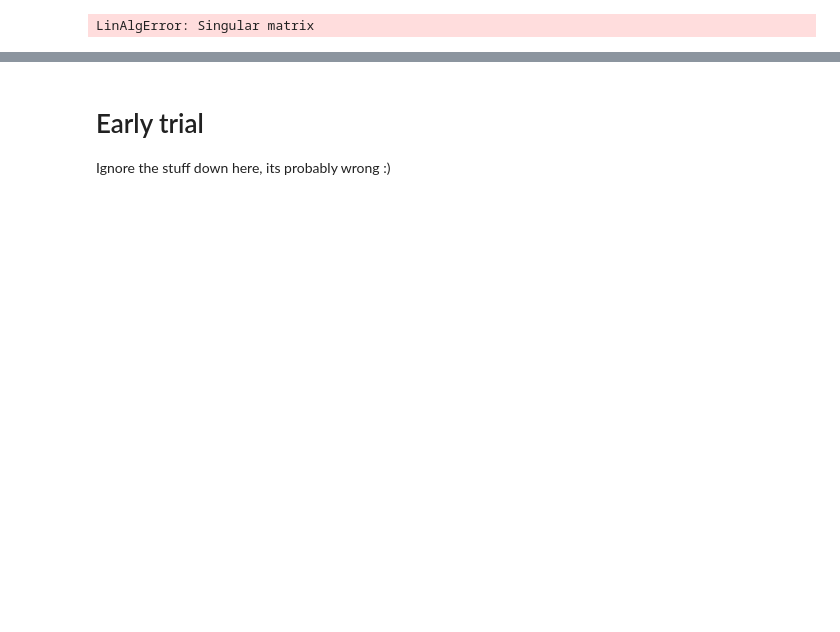
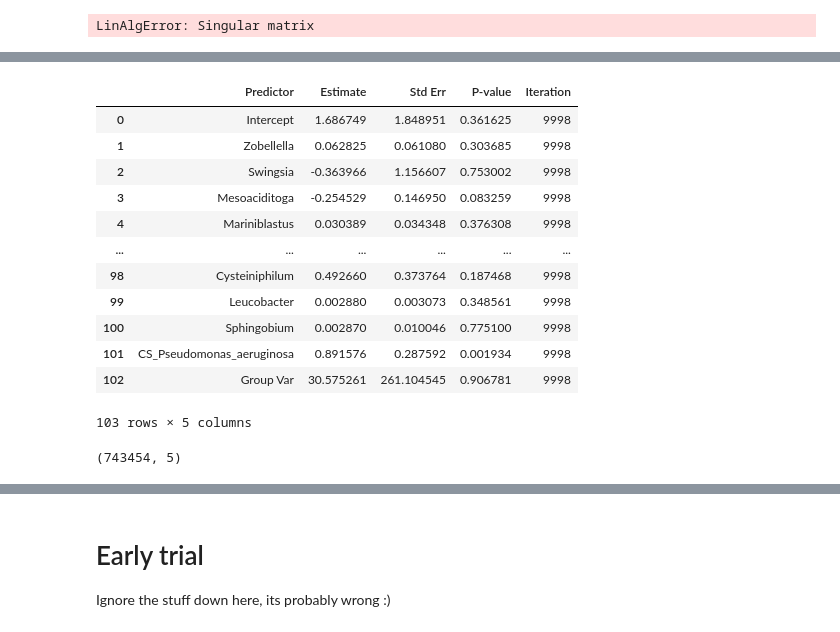
Before and after one commit to linsalrob/CF_2024, a Jupyter notebook: Jupyter/LMM.ipynb, the cells around one changed output, grey strips where cells are left out. Drawn from its saved outputs; the diff is of its cells as text; code cells hidden in the pictures; blank space fills up the shorter version.

Commit message:
more modeling

```diff
--- a/Jupyter/LMM.ipynb
+++ b/Jupyter/LMM.ipynb
@@ -238,7 +229,7 @@ df_combined: (110, 4517)
 # %%
 random_column_number = 100
-#random_columns = np.random.choice(df.columns, size=random_column_number, replace=False)
-random_columns = ['Pedobacter']
+random_columns = np.random.choice(df.columns, size=random_column_number, replace=False)
+#random_columns = ['Pedobacter']
 predictors = " + ".join(random_columns)  # Concatenate all bacterial abundance column names
-formula = f"N12M_Pseudomonas_aeruginosa ~ {predictors} + CS_Pseudomonas_aeruginosa + Pseudomonas_Culture"
-print(formula)
+formula = f"N12M_Pseudomonas_aeruginosa ~ {predictors} + CS_Pseudomonas_aeruginosa"
+all_columns = random_columns.tolist() + ["N12M_Pseudomonas_aeruginosa", "CS_Pseudomonas_aeruginosa"]
@@ -266,3 +235,0 @@ df_combined.dropna(subset=random_columns).shape
-# %%
-all_columns = random_columns + ['CS_Pseudomonas_aeruginosa' ,'Pseudomonas_Culture', 'N12M_Pseudomonas_aeruginosa']
-all_columns
@@ -384,0 +299,4 @@ PatsyError: Error evaluating factor: NameError: name 'N12M_Pseudomonas_aeruginos
+# %%
+#formula = f"N12M_Pseudomonas_aeruginosa ~ {predictors.replace('2_oxoglutarate_dehydrogenase_ +', '')} + CS_Pseudomonas_aeruginosa"
+formula = f"N12M_Pseudomonas_aeruginosa ~ {predictors} + CS_Pseudomonas_aeruginosa"
+print(formula)
@@ -432,0 +320,11 @@ Name: N12M_Pseudomonas_aeruginosa, Length: 127, dtype: int64
+# %%
+coefficients = pd.DataFrame({
+    "Variable": result.params.index,
+    "Estimate": result.params.values,
+    "Std Error": result.bse.values,
+    "P-value": result.pvalues.values
+})
+coefficients.to_csv(os.path.join('lmm', f'{taxa}_model_coefficients.tsv'), sep="\t", index=False)
+
+with open(os.path.join('lmm', f'{taxa}_model_results.tsv'), 'w') as f:
+    f.write(result.summary().as_text())
@@ -432,0 +488,20 @@ Name: N12M_Pseudomonas_aeruginosa, Length: 127, dtype: int64
+# %%
+df_result
+# %% [output]
+|  | Predictor | Estimate | Std Err | P-value | Iteration |
+| 0 | Intercept | 1.686749 | 1.848951 | 0.361625 | 9998 |
+| 1 | Zobellella | 0.062825 | 0.061080 | 0.303685 | 9998 |
+| 2 | Swingsia | -0.363966 | 1.156607 | 0.753002 | 9998 |
+| 3 | Mesoaciditoga | -0.254529 | 0.146950 | 0.083259 | 9998 |
+| 4 | Mariniblastus | 0.030389 | 0.034348 | 0.376308 | 9998 |
+| ... | ... | ... | ... | ... | ... |
+| 98 | Cysteiniphilum | 0.492660 | 0.373764 | 0.187468 | 9998 |
+| 99 | Leucobacter | 0.002880 | 0.003073 | 0.348561 | 9998 |
+| 100 | Sphingobium | 0.002870 | 0.010046 | 0.775100 | 9998 |
+| 101 | CS_Pseudomonas_aeruginosa | 0.891576 | 0.287592 | 0.001934 | 9998 |
+| 102 | Group Var | 30.575261 | 261.104545 | 0.906781 | 9998 |
+103 rows × 5 columns
+# %%
+all_results.shape
+# %% [output]
+(743454, 5)
```
Also changed, not shown: parts of 53 cells of this notebook.
